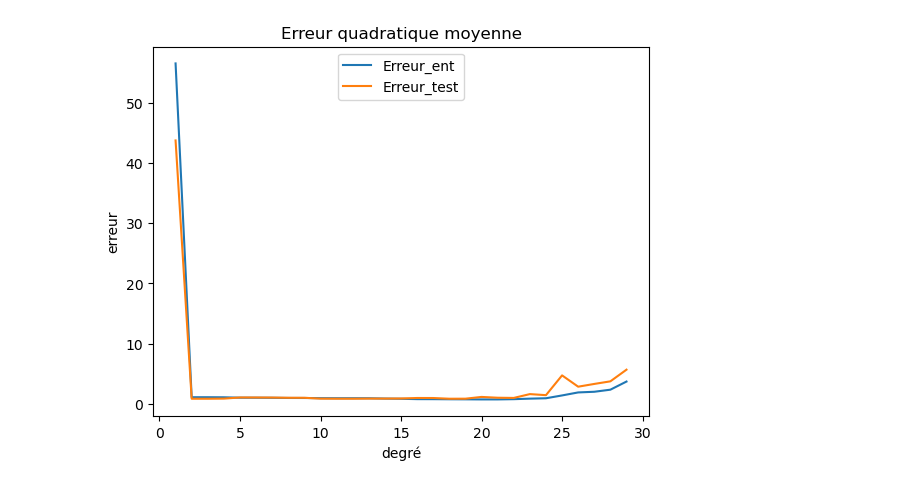
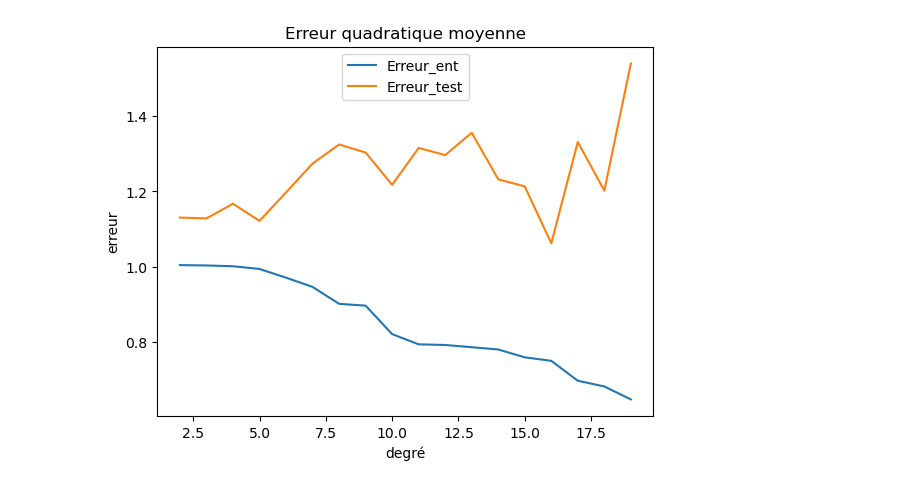
Before and after one commit to RobertGodin/CodePython, a Jupyter notebook: Notebooks/DiviserEntTestChoixModele.ipynb, the cells around one changed output. Saved outputs shown, nothing was run; the diff lists cells and outputs as text; code cells hidden in the pictures.

```diff
--- a/Notebooks/DiviserEntTestChoixModele.ipynb
+++ b/Notebooks/DiviserEntTestChoixModele.ipynb
@@ -8,10 +82,15 @@ import numpy as np
 from sklearn.linear_model import LinearRegression
 from sklearn.metrics import mean_squared_error
 from sklearn.preprocessing import PolynomialFeatures
-from sklearn.model_selection import train_test_split
 
 def h_quadratique_univarie(theta,x):
     return theta[0]+theta[1]*x+theta[2]*x**2
+
+def diviser_ent_test(x,y,proportion):
+    taille_x = len(x)
+    i_permutes = np.random.permutation(taille_x)
+    taille_test = int(taille_x * proportion)
+    return x[i_permutes[taille_test:]],y[i_permutes[taille_test:]],x[i_permutes[:taille_test]],y[i_permutes[:taille_test]]
 
 # Génération de données avec résidus ~ N(0,1)
 m=80 # nombre de lignes de données
@@ -24,35 +103,35 @@ Y = h_quadratique_univarie(theta_simule,X)+np.random.randn(m) # Résidus N(0,1)
 liste_erreurs_ent = []
 liste_erreurs_test = []
 
-X_ent, X_test, Y_ent, Y_test = train_test_split(X,Y, test_size=0.25, random_state=42)
+X_ent,Y_ent,X_test,Y_test = diviser_ent_test(X,Y, 0.25)
 
-degre_max = 30
+degre_max = 20
 for degre_polynome in range(1,degre_max):
 
     # Transformation par PolynomialFeatures
     transformateur_poly = PolynomialFeatures(degree=degre_polynome, include_bias=False)
     X_poly_test = transformateur_poly.fit_transform(X_test[:,np.newaxis])
     X_poly_ent = transformateur_poly.fit_transform(X_ent[:,np.newaxis])
 
     # Régression avec LinearRegression
     modele = LinearRegression(fit_intercept=True)
     modele.fit(X_poly_ent,Y_ent)
 
     # Produire estimations et erreur pour les données d'entrainement et de test
     Y_estime_ent = modele.predict(X_poly_ent)
     erreur_ent = mean_squared_error(Y_ent,Y_estime_ent)
     liste_erreurs_ent.append(erreur_ent)
     Y_estime_test = modele.predict(X_poly_test)
     erreur_test = mean_squared_error(Y_test,Y_estime_test)
     liste_erreurs_test.append(erreur_test)
 
 liste_degre = np.arange(1,degre_max)
-plt.plot(liste_degre,liste_erreurs_ent,label='Erreur_ent')
-plt.plot(liste_degre,liste_erreurs_test,label='Erreur_test')
+plt.plot(liste_degre[1:],liste_erreurs_ent[1:],label='Erreur_ent')
+plt.plot(liste_degre[1:],liste_erreurs_test[1:],label='Erreur_test')
 plt.title("Erreur quadratique moyenne")
 plt.xlabel('degré')
 plt.ylabel('erreur')
 plt.legend(loc='upper center')
 plt.show()
 # %% [output]
-[figure, old version]
+[figure, new version]
```
Also changed, not shown: parts of 1 cell of this notebook, 22 other files.
